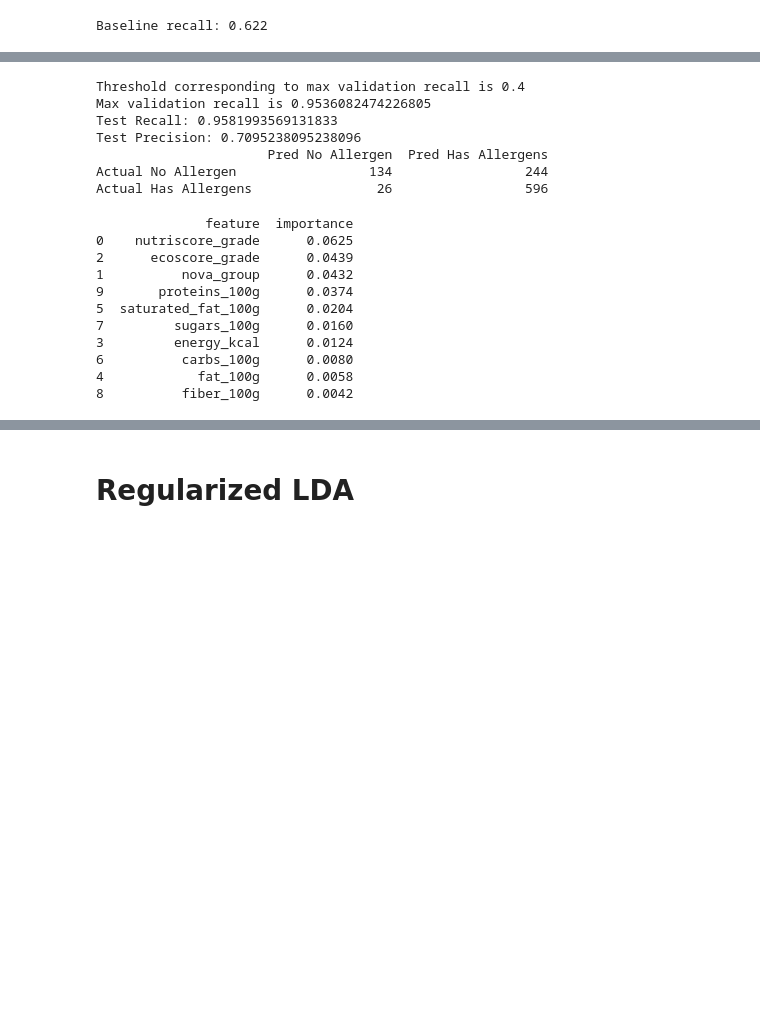
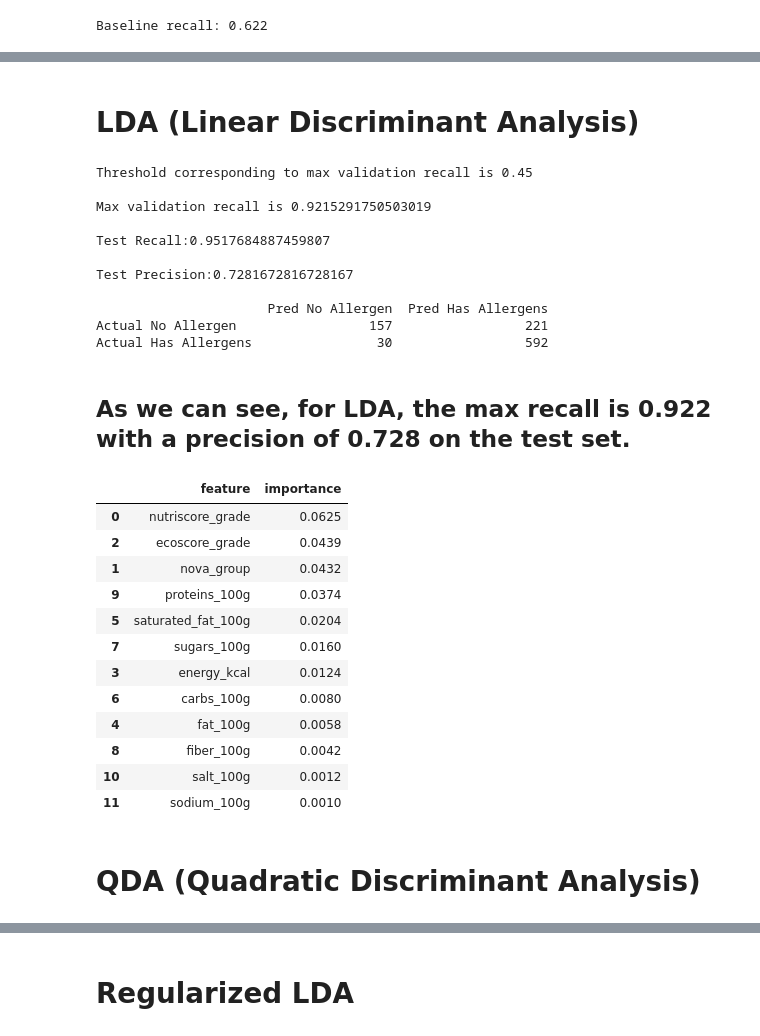
Before and after one commit to aarschne/CS5831Shared, a Jupyter notebook: Final/Classification.ipynb, the cells around one changed output, grey strips where cells are left out. Saved outputs shown, nothing was run; the diff lists cells and outputs as text; code cells hidden in the pictures; blank space fills up the shorter version.

```diff
--- a/Final/Classification.ipynb
+++ b/Final/Classification.ipynb
@@ -148,10 +178,11 @@ X_trainval, X_test, y_trainval, y_test = train_test_split(
     stratify=y
 )
 # %%
+# make train and validation sets
 X_train, X_val, y_train, y_val = train_test_split(
-    X, y,
-    test_size=0.25,
+    X_trainval, y_trainval,
+    test_size=0.2,
     random_state=5831,
-    stratify=y
+    stratify=y_trainval
 )
 # %%
@@ -222,6 +273,8 @@ results_dict = dict()
 # define numeric and categorical columns
 num_cols = ['energy_kcal','fat_100g', 'saturated_fat_100g', 'carbs_100g', 'sugars_100g','fiber_100g', 'proteins_100g', 'salt_100g', 'sodium_100g']
 cat_cols = ['nutriscore_grade', 'nova_group', 'ecoscore_grade']
+# %% [markdown]
+# LDA (Linear Discriminant Analysis)
 # %%
 # define numeric pipeline
 num_pipeline = Pipeline([
@@ -247,12 +300,22 @@ pipe = Pipeline([
     ("lda", LinearDiscriminantAnalysis())
 ])
 # %%
-threshold_lda, recall_lda, precision_lda, cm_df_lda, final_model_lda = adjust_threshold(pipe, X_train, y_train, X_val, y_val, X_test, y_test, X_trainval, y_trainval)
+# find the metrics for lda model
+threshold_lda, recall_lda, precision_lda, cm_df_lda, final_model_lda = adjust_threshold(
+    pipe, X_train, y_train, X_val, y_val,
+    X_test, y_test, X_trainval, y_trainval)
+
+# store results in the results dictionary
+results_dict["LDA"] = {"recall":recall_lda, "precision": precision_lda, "threshold": threshold_lda}
 # %% [output]
-Threshold corresponding to max validation recall is 0.4
-Max validation recall is 0.9536082474226805
-Test Recall: 0.9581993569131833
-Test Precision: 0.7095238095238096
+Threshold corresponding to max validation recall is 0.45
+
+Max validation recall is 0.9215291750503019
+
+Test Recall:0.9517684887459807
+
+Test Precision:0.7281672816728167
+
                       Pred No Allergen  Pred Has Allergens
-Actual No Allergen                 134                 244
-Actual Has Allergens                26                 596
+Actual No Allergen                 157                 221
+Actual Has Allergens                30                 592
@@ -261,27 +322,35 @@ results_dict["LDA"] = {"recall":recall_lda, "precision": precision_lda, "thresho
+# %% [markdown]
+## As we can see, for LDA, the max recall is 0.922 with a precision of 0.728 on the test set.
 # %%
+# define permutation importance for lda
 result = permutation_importance(
     final_model_lda, X_test, y_test,
     n_repeats=10,
     random_state=5831,
     n_jobs=-1
 )
 
-importance = pd.DataFrame({
+# store feature importances in a dataframe
+imp_lda = pd.DataFrame({
     "feature": X_test.columns,
     "importance": result.importances_mean
 }).sort_values(by="importance", ascending=False)
 
-print(importance.head(10))
+imp_lda
 # %% [output]
-              feature  importance
-0    nutriscore_grade      0.0625
-2      ecoscore_grade      0.0439
-1          nova_group      0.0432
-9       proteins_100g      0.0374
-5  saturated_fat_100g      0.0204
-7         sugars_100g      0.0160
-3         energy_kcal      0.0124
-6          carbs_100g      0.0080
-4            fat_100g      0.0058
-8          fiber_100g      0.0042
+|  | feature | importance |
+| 0 | nutriscore_grade | 0.0625 |
+| 2 | ecoscore_grade | 0.0439 |
+| 1 | nova_group | 0.0432 |
+| 9 | proteins_100g | 0.0374 |
+| 5 | saturated_fat_100g | 0.0204 |
+| 7 | sugars_100g | 0.0160 |
+| 3 | energy_kcal | 0.0124 |
+| 6 | carbs_100g | 0.0080 |
+| 4 | fat_100g | 0.0058 |
+| 8 | fiber_100g | 0.0042 |
+| 10 | salt_100g | 0.0012 |
+| 11 | sodium_100g | 0.0010 |
+# %% [markdown]
+# QDA (Quadratic Discriminant Analysis)
 # %%
```
Also changed, not shown: parts of 71 cells of this notebook, 2 other files.
